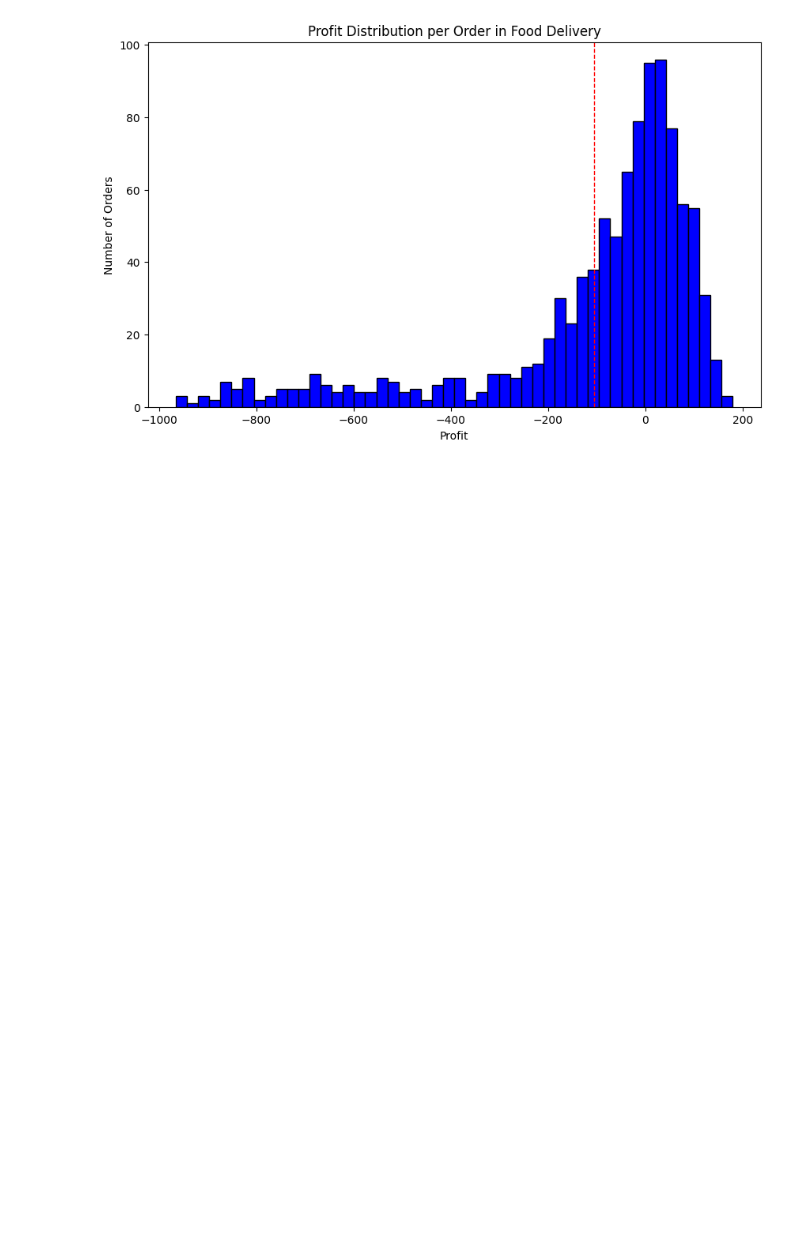
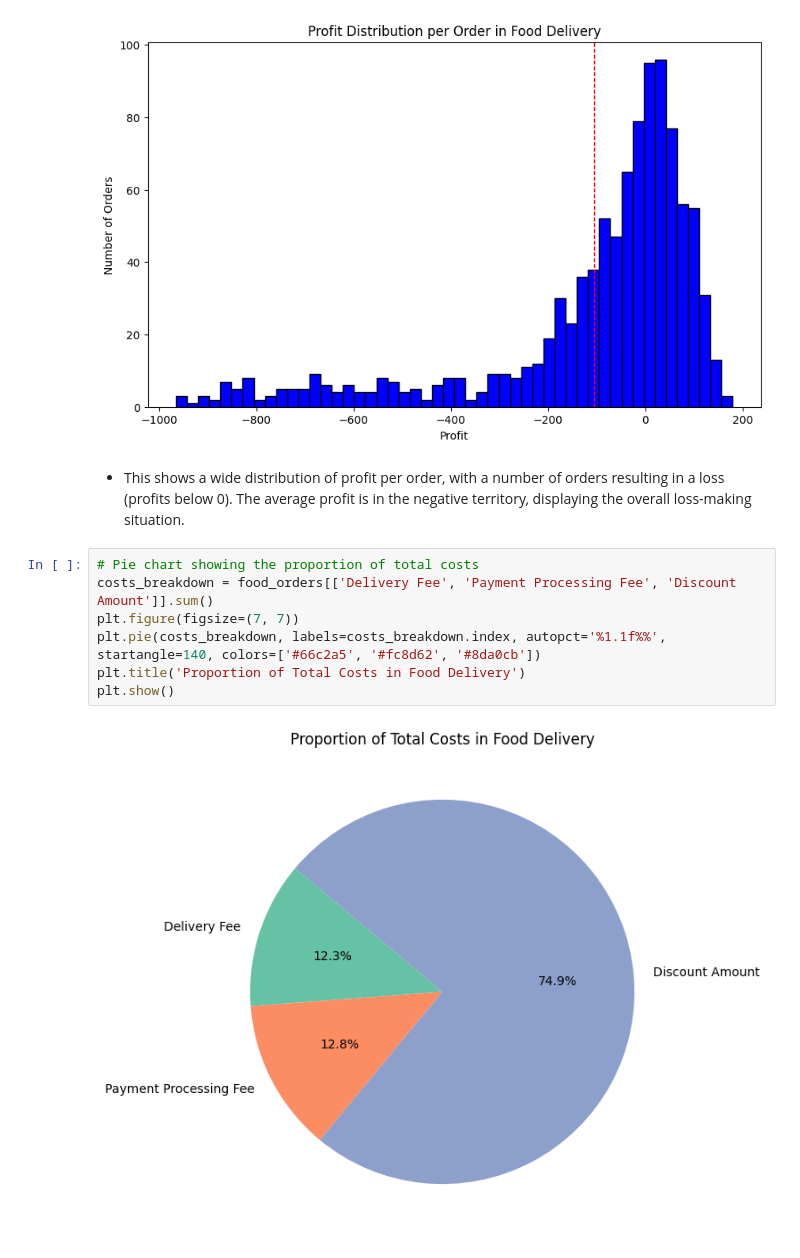
Before and after one commit to Manu-Abuya/Food-Delivery-Cost-and-Profitability-Analysis, a Jupyter notebook: notebook/food-delivery.ipynb, the cells around one changed output. Saved outputs shown, nothing was run; the diff lists cells and outputs as text; blank space fills up the shorter version.

Commit message:
Pie Chart

```diff
--- a/notebook/food-delivery.ipynb
+++ b/notebook/food-delivery.ipynb
@@ -141,3 +141,14 @@ plt.axvline(food_orders['Profit'].mean(), color='red', linestyle='dashed', linew
 plt.show()
 # %% [output]
 [figure]
+# %% [markdown]
+- This shows a wide distribution of profit per order, with a number of orders resulting in a loss (profits below 0). The average profit is in the negative territory, displaying the overall loss-making situation.
+# %%
+# Pie chart showing the proportion of total costs
+costs_breakdown = food_orders[['Delivery Fee', 'Payment Processing Fee', 'Discount Amount']].sum()
+plt.figure(figsize=(7, 7))
+plt.pie(costs_breakdown, labels=costs_breakdown.index, autopct='%1.1f%%', startangle=140, colors=['#66c2a5', '#fc8d62', '#8da0cb'])
+plt.title('Proportion of Total Costs in Food Delivery')
+plt.show()
+# %% [output]
+[figure, added]
```
Also changed, not shown: parts of 1 cell of this notebook, 2 other files.
